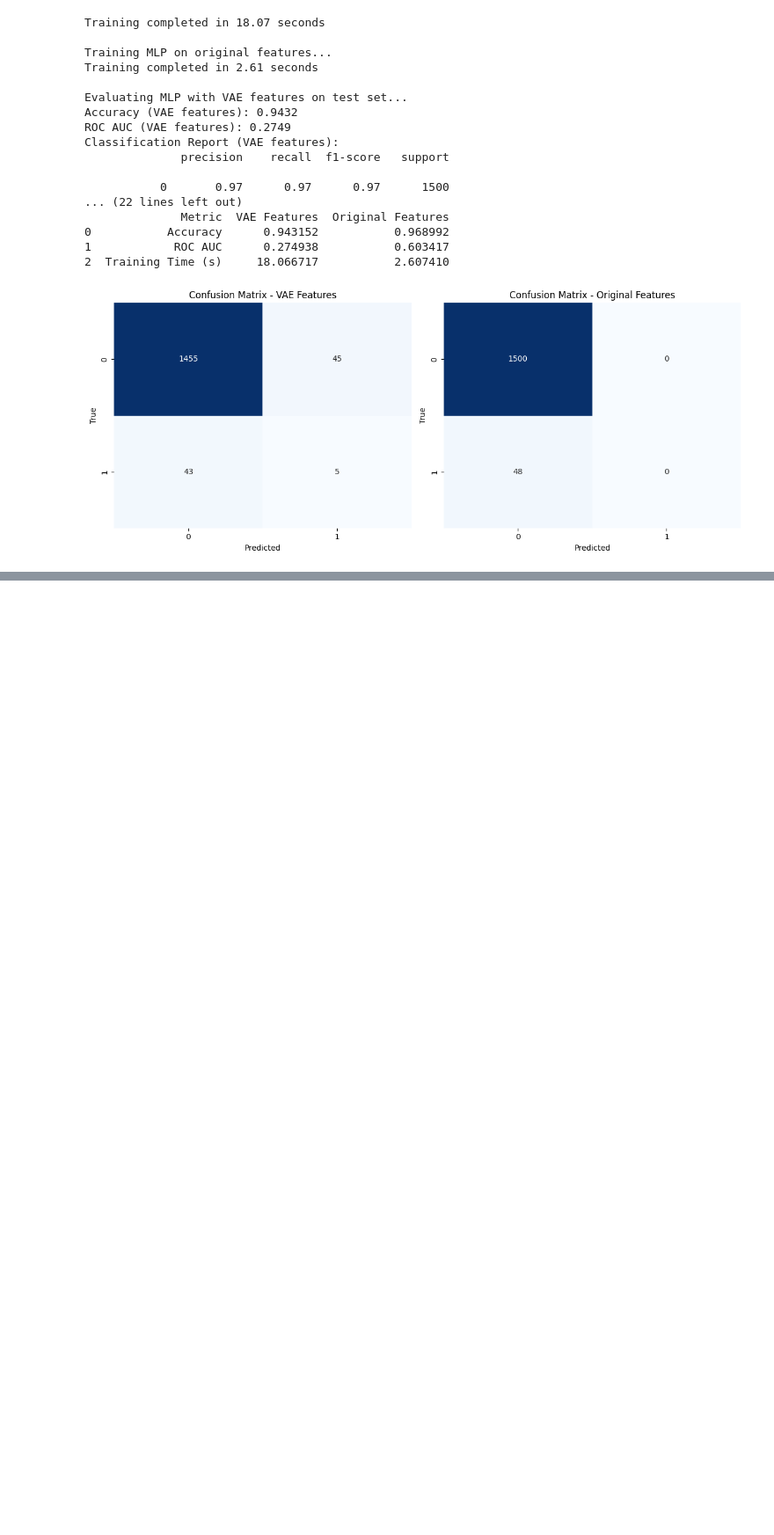
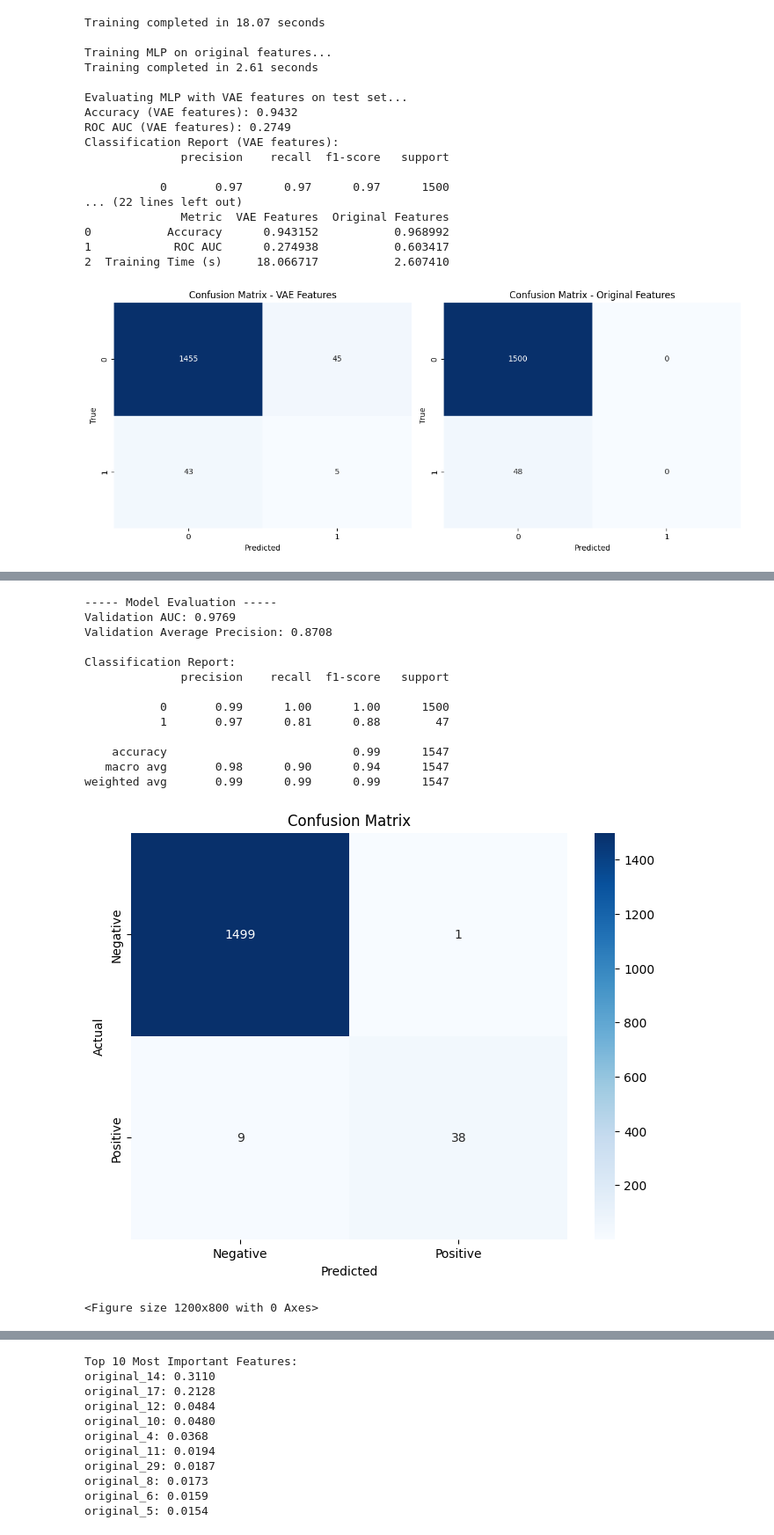
Before and after one commit to alexkstern/fraudml, a Jupyter notebook: latent_classifier/main.ipynb, the cells around one changed output, grey strips where cells are left out. Shown at 88% size. Saved outputs shown, nothing was run; the diff lists cells and outputs as text; code cells hidden in the pictures; blank space fills up the shorter version.

```diff
--- a/latent_classifier/main.ipynb
+++ b/latent_classifier/main.ipynb
@@ -438,0 +1020,4 @@ Classification Report (VAE features):
+# %%
+X_train, y_train, X_val, y_val = prepare_data(
+    df_train, df_val, 'label', drop_cols=['fraud_recon_error','non_fraud_recon_error']
+)
@@ -438,0 +1027,3 @@ Classification Report (VAE features):
+# %%
+
+model = train_xgboost(X_train, y_train, X_val, y_val)
@@ -438,0 +1048,18 @@ Classification Report (VAE features):
+# %%
+metrics = evaluate_model(model, X_train, y_train, X_val, y_val)
+# %% [output]
+----- Model Evaluation -----
+Validation AUC: 0.9769
+Validation Average Precision: 0.8708
+
+Classification Report:
+              precision    recall  f1-score   support
+
+           0       0.99      1.00      1.00      1500
+           1       0.97      0.81      0.88        47
+
+    accuracy                           0.99      1547
+   macro avg       0.98      0.90      0.94      1547
+weighted avg       0.99      0.99      0.99      1547
+[figure, added]
+<Figure size 1200x800 with 0 Axes>
@@ -438,0 +1067,11 @@ Classification Report (VAE features):
+Top 10 Most Important Features:
+original_14: 0.3110
+original_17: 0.2128
+original_12: 0.0484
+original_10: 0.0480
+original_4: 0.0368
+original_11: 0.0194
+original_29: 0.0187
+original_8: 0.0173
+original_6: 0.0159
+original_5: 0.0154
```
Also changed, not shown: parts of 18 cells of this notebook, 12 other files.
